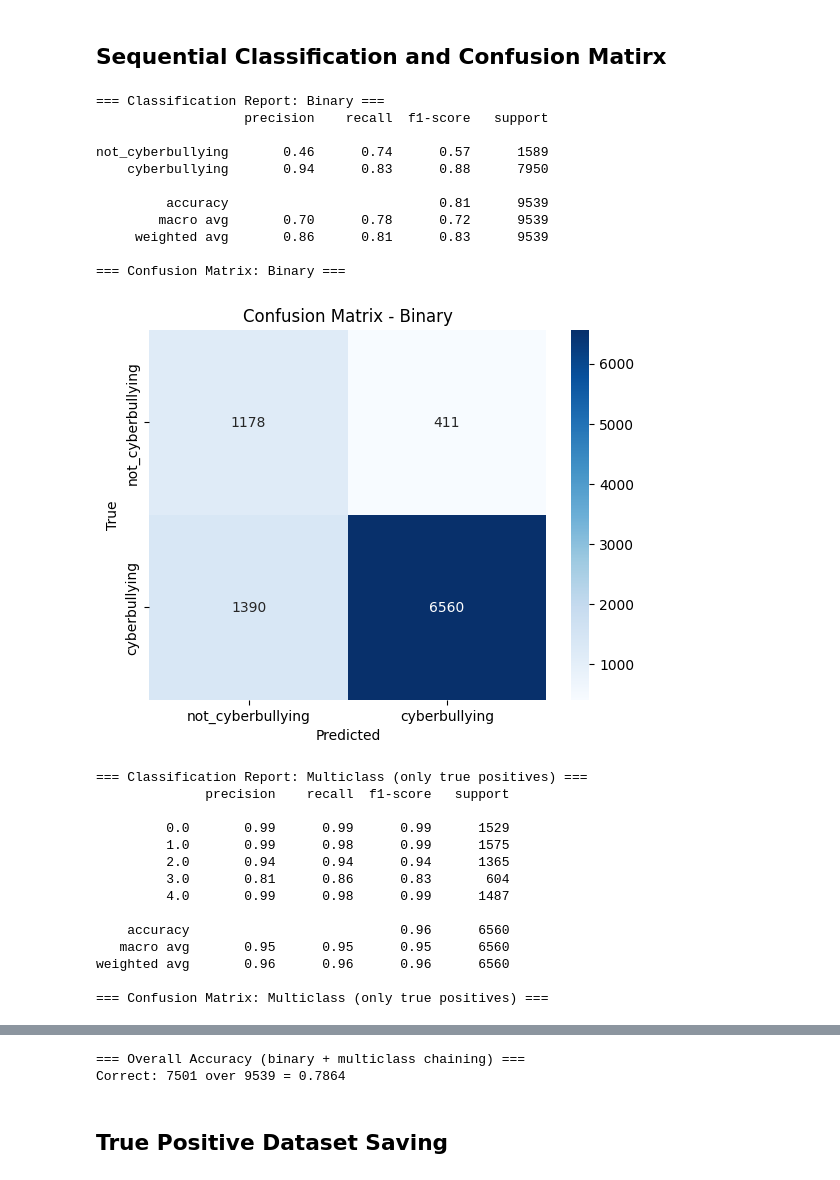
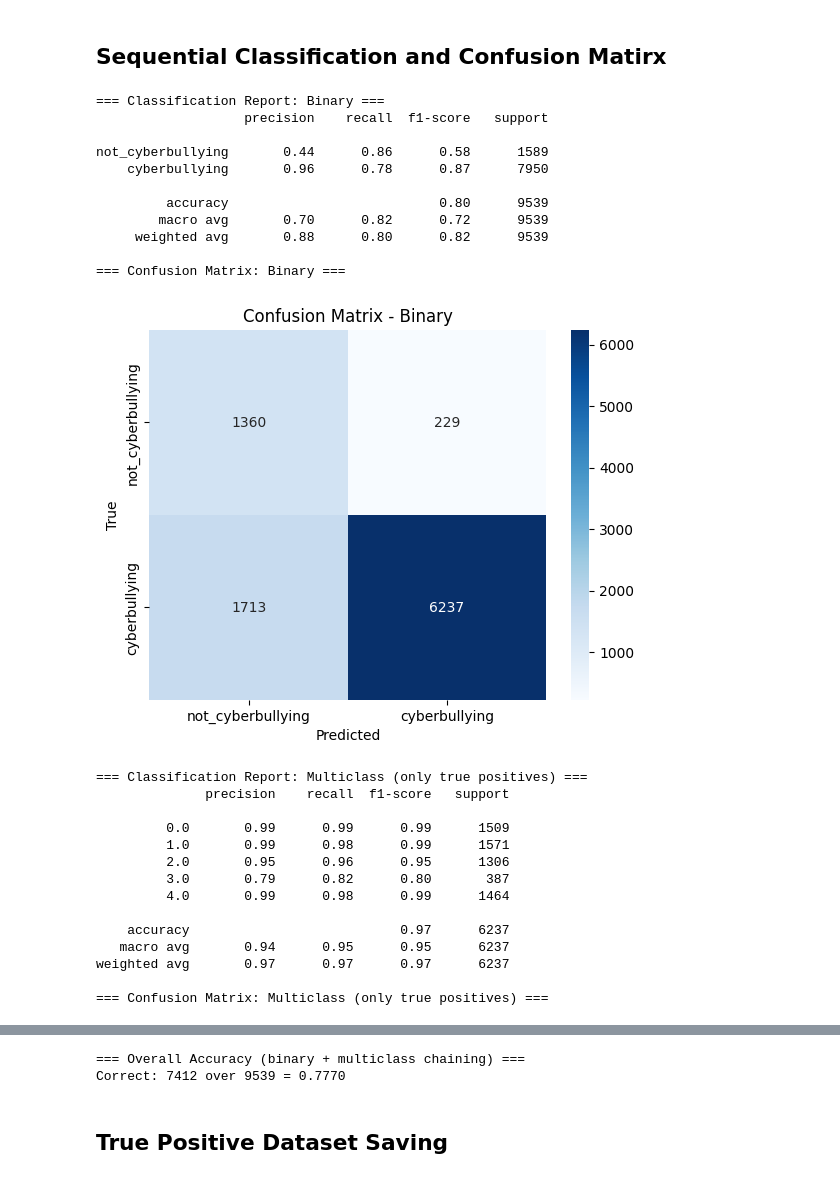
Before and after one commit to msegreto/CyberbullismDetection, a Jupyter notebook: notebook/5_SerializedTest.ipynb, the cells around one changed output, grey strips where cells are left out. Cells and saved outputs as stored; diff of their text form; code cells hidden in the pictures.

```diff
--- a/notebook/5_SerializedTest.ipynb
+++ b/notebook/5_SerializedTest.ipynb
@@ -28,7 +28,7 @@ y_test_binary = df_test["binary_label"].map({"cyberbullying": 1, "not_cyberbully
 y_test_multiclass = df_test["multiclass_label"].map(label2id)
 
 # === Load trained pipelines ===
-file_binary = "../model/binary/LogisticRegression_BoW.pkl"
+file_binary = "../model/binary/LogisticRegression_TF-IDF.pkl"
 file_multiclass = "../model/multiclass/RandomForest_TF-IDF_multiclass.pkl"
 clf_binary = joblib.load(file_binary)
 clf_multiclass = joblib.load(file_multiclass)
@@ -56,56 +56,56 @@ y_pred_multiclass = clf_multiclass.predict(X_test_text_tp)
 
 print("=== Classification Report: Multiclass (only true positives) ===")
 print(classification_report(y_test_multiclass_tp, y_pred_multiclass))
 
 print("=== Confusion Matrix: Multiclass (only true positives) ===")
 cm_multi = confusion_matrix(y_test_multiclass_tp, y_pred_multiclass)
 labels_multi = ["age", "ethnicity", "gender", "other_cyberbullying", "religion"]
 sns.heatmap(cm_multi, annot=True, fmt='d', cmap='Greens',
             xticklabels=labels_multi, yticklabels=labels_multi)
 plt.title("Confusion Matrix - Multiclass")
 plt.xlabel("Predicted")
 plt.ylabel("True")
 plt.show()
 
 # === Overall system accuracy ===
 true_negative = ((y_test_binary == 0) & (y_pred_binary == 0)).sum()
 true_positive_multiclass = (y_pred_multiclass == y_test_multiclass_tp).sum()
 total_test_samples = len(y_test_binary)
 overall_correct = true_negative + true_positive_multiclass
 overall_accuracy = overall_correct / total_test_samples
 
 print(f"=== Overall Accuracy (binary + multiclass chaining) ===")
 print(f"Correct: {overall_correct} over {total_test_samples} = {overall_accuracy:.4f}")
 # %% [output]
 === Classification Report: Binary ===
                    precision    recall  f1-score   support
 
-not_cyberbullying       0.46      0.74      0.57      1589
-    cyberbullying       0.94      0.83      0.88      7950
+not_cyberbullying       0.44      0.86      0.58      1589
+    cyberbullying       0.96      0.78      0.87      7950
 
-         accuracy                           0.81      9539
-        macro avg       0.70      0.78      0.72      9539
-     weighted avg       0.86      0.81      0.83      9539
+         accuracy                           0.80      9539
+        macro avg       0.70      0.82      0.72      9539
+     weighted avg       0.88      0.80      0.82      9539
 
 === Confusion Matrix: Binary ===
-[figure, old version]
+[figure, new version]
 === Classification Report: Multiclass (only true positives) ===
               precision    recall  f1-score   support
 
-         0.0       0.99      0.99      0.99      1529
-         1.0       0.99      0.98      0.99      1575
-         2.0       0.94      0.94      0.94      1365
-         3.0       0.81      0.86      0.83       604
-         4.0       0.99      0.98      0.99      1487
+         0.0       0.99      0.99      0.99      1509
+         1.0       0.99      0.98      0.99      1571
+         2.0       0.95      0.96      0.95      1306
+         3.0       0.79      0.82      0.80       387
+         4.0       0.99      0.98      0.99      1464
 
-    accuracy                           0.96      6560
-   macro avg       0.95      0.95      0.95      6560
-weighted avg       0.96      0.96      0.96      6560
+    accuracy                           0.97      6237
+   macro avg       0.94      0.95      0.95      6237
+weighted avg       0.97      0.97      0.97      6237
 
 === Confusion Matrix: Multiclass (only true positives) ===
 [figure]
 === Overall Accuracy (binary + multiclass chaining) ===
-Correct: 7501 over 9539 = 0.7864
+Correct: 7412 over 9539 = 0.7770
 # %% [markdown]
 ## True Positive Dataset Saving
 # %%
```
Also changed, not shown: 21 other files.
